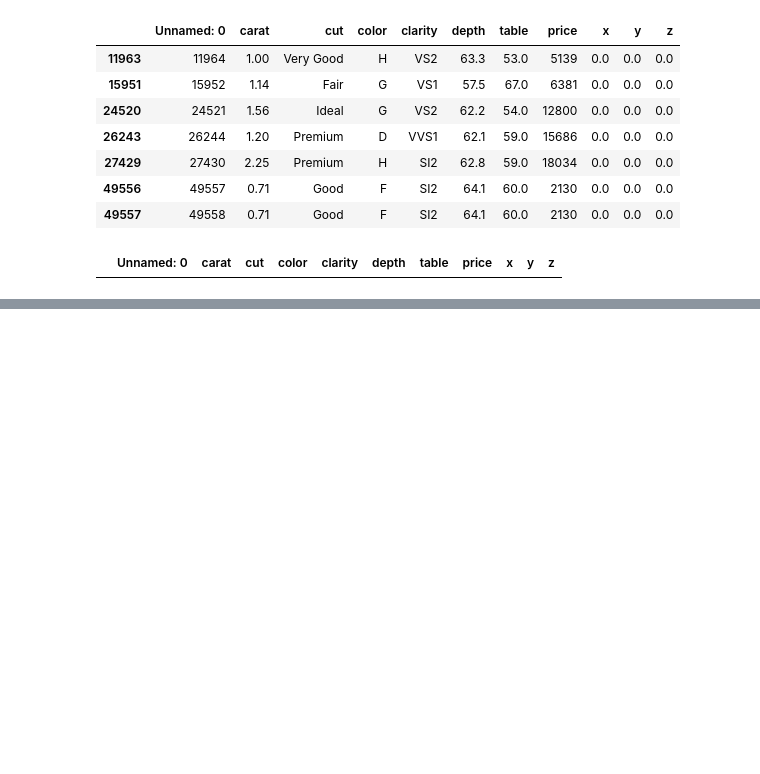
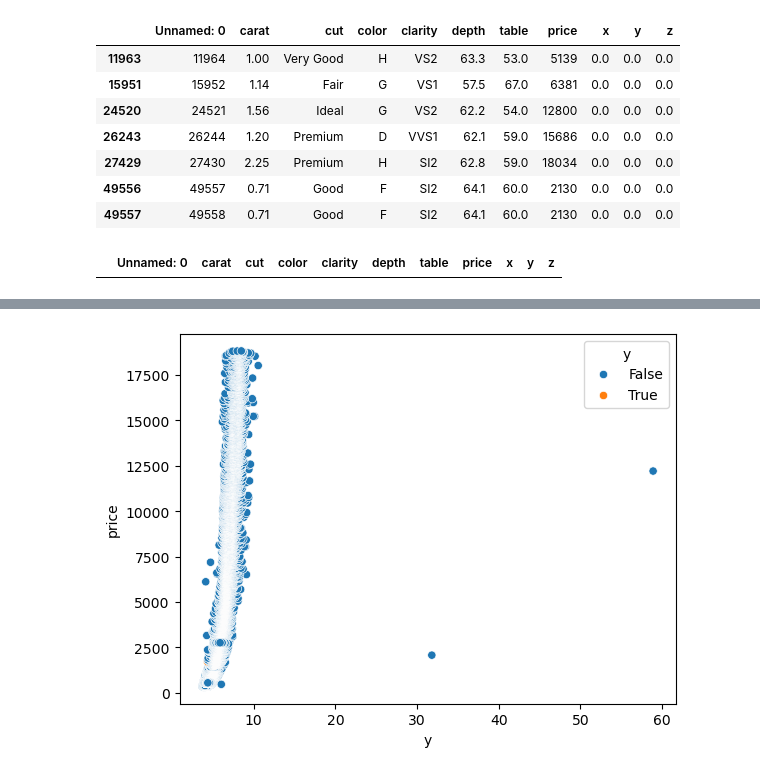
Before and after one commit to alyboii/at-lKurs, a Jupyter notebook: SVM/Diamond.ipynb, the cells around one changed output, grey strips where cells are left out. Cells and saved outputs as stored; diff of their text form; code cells hidden in the pictures; blank space fills up the shorter version.

```diff
--- a/SVM/Diamond.ipynb
+++ b/SVM/Diamond.ipynb
@@ -85,0 +96,14 @@ dfclean[dfclean["y"]==0]
+# %%
+import seaborn as sns
+import matplotlib.pyplot as plt
+
+# Doğru Kullanım
+sns.scatterplot(
+    x=dfclean["y"],
+    y=dfclean["price"],
+    hue=(dfclean["y"] == 4.34) # Dikkat: Sadece koşulu yazdık, dfclean[...] içine almadık.
+)
+
+plt.show()
+# %% [output]
+[figure, added]
```
Also changed, not shown: parts of 37 cells of this notebook.
